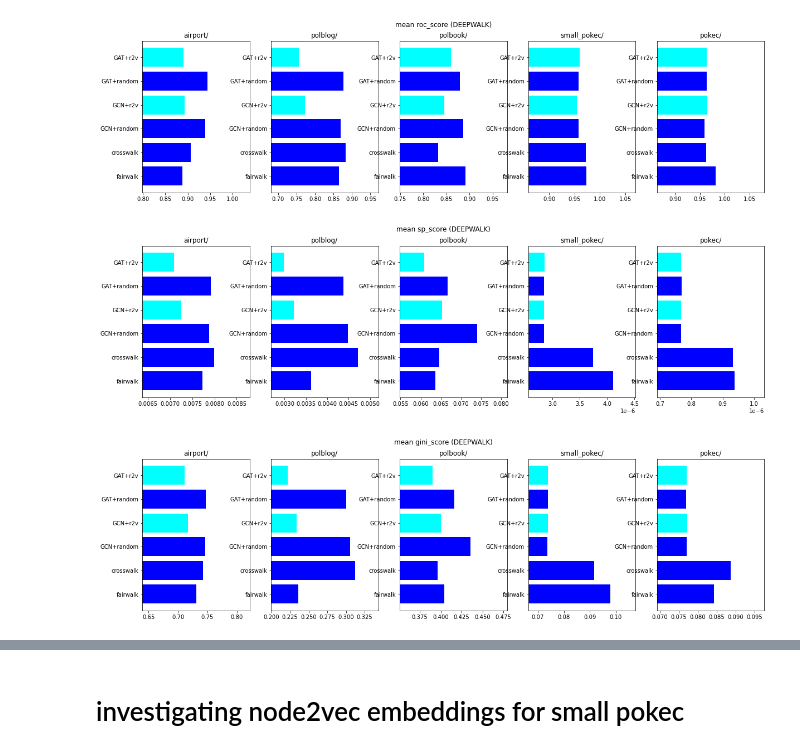
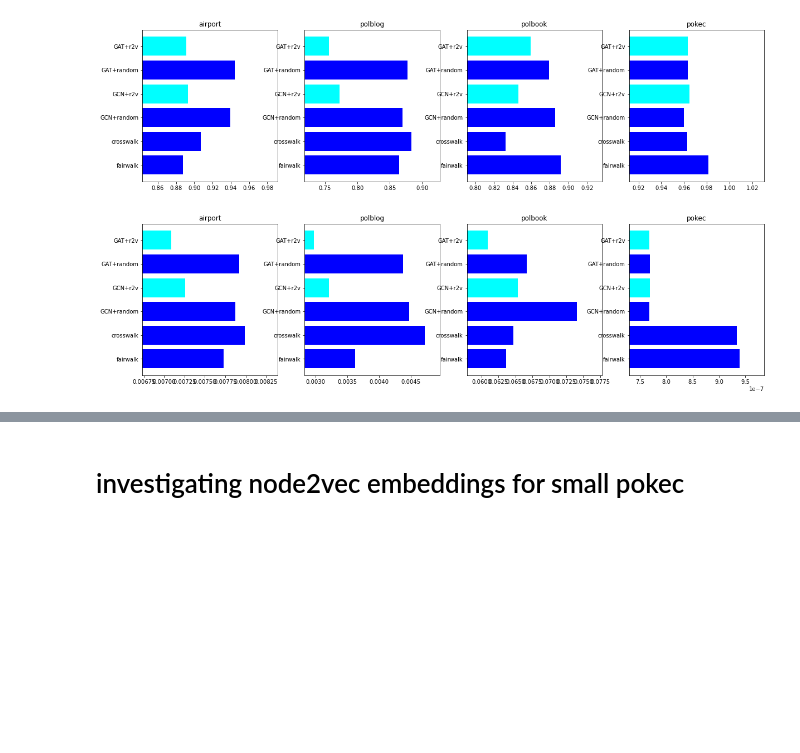
Before and after one commit to thunderock/residual2vec_, a Jupyter notebook: notebooks/RESULTS/aggregate_results.ipynb, the cells around one changed output, grey strips where cells are left out. Cells and saved outputs as stored; diff of their text form; code cells hidden in the pictures; blank space fills up the shorter version.

```diff
--- a/notebooks/RESULTS/aggregate_results.ipynb
+++ b/notebooks/RESULTS/aggregate_results.ipynb
@@ -16,35 +16,60 @@ warnings.filterwarnings('ignore')
 # %%
 DATA_ROOT =  '../../../final_crosswalk/'
 
-DATASETS = ('airport/', 'polblog/', 'polbook/', 'small_pokec/' , 'pokec/', )
-METRICS = ('roc_score', 'sp_score', 'gini_score')
+DATASETS = ('airport/', 'polblog/', 'polbook/', 'pokec/', ) # small_pokec
+METRICS = ('roc_score', 'sp_score', )# 'gini_score')
+def lighten_color(color, amount=0.2):
+    """
+    Lightens the given color by multiplying (1-luminosity) by the given amount.
+    Input can be matplotlib color string, hex string, or RGB tuple.
+
+    Examples:
+    >> lighten_color('g', 0.3)
+    >> lighten_color('#F034A3', 0.6)
+    >> lighten_color((.3,.55,.1), 0.5)
+    """
+    import matplotlib.colors as mc
+    import colorsys
+    try:
+        c = mc.cnames[color]
+    except:
+        c = color
+    c = colorsys.rgb_to_hls(*mc.to_rgb(c))
+    return colorsys.hls_to_rgb(c[0], 1 - amount * (1 - c[1]), c[2])
+
+def get_color(name):
+    if 'GAT' in name:
+        return 'red'
+    if 'GCN' in name:
+        return 'orange'
+    return 'blue'
 # %%
 for metric in METRICS:
     n_datasets = len(DATASETS)
 
     f, axes = plt.subplots(1, n_datasets, figsize=(20, 5) )
-    f.suptitle("mean " + metric + ' (DEEPWALK)')
+#     f.suptitle("mean " + metric + ' (DEEPWALK)')
     for idx, dataset in enumerate(DATASETS):
         file = DATA_ROOT + dataset + metric + '.pkl'
         m_dict = pkl.load(open(file, 'rb'))
 
         for m in list(m_dict.keys()):
 
             # removing node2vec and word2vec
             if any([model in m.lower() for model in ['word2vec', 'node2vec']]):
                 m_dict.pop(m)
             # remove deepwalk from name
             if '+deepwalk' in m.lower():
                 m_dict[m.replace('+deepwalk', '')] = m_dict.pop(m)
         y = np.mean(np.vstack(m_dict.values()), axis=1)
         axes[idx].barh(list(m_dict.keys()), y, color=['cyan' if 'r2v' in x else 'blue' for x in m_dict.keys() ])
-        axes[idx].title.set_text(dataset)
+        axes[idx].title.set_text(dataset.replace('/', ''))
         # axes[idx].set_xticklabels(list(m_dict.keys()), rotation=90)
-        p10, P10 = np.min(y) * .9, np.max(y) * 1.1
+        p10, P10 = np.min(y) * .95, np.max(y) * 1.05
         axes[idx].set_xlim([p10, P10])
+#         axes[idx].get_xticklabels()[0].set_visible(False)
 
     plt.plot()
 # %% [output]
-[figure, old version]
+[figure, new version]
-[figure, old version]
+[figure, new version]
-[figure, removed]
```
Also changed, not shown: parts of 10 cells of this notebook, 1 other file.
